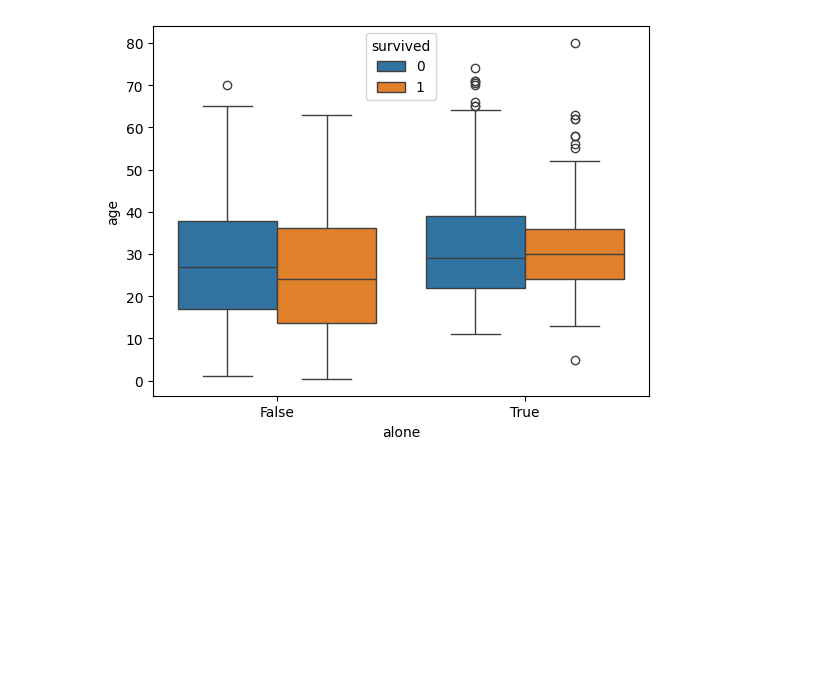
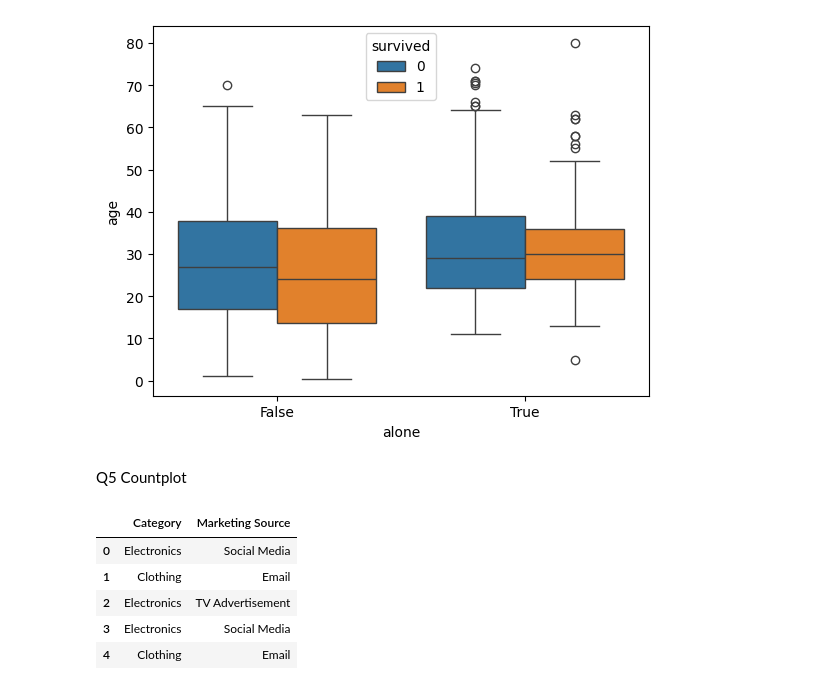
Before and after one commit to msarkar92/pandas-basics, a Jupyter notebook: Day_7_Copy_of_pandas_+_visualization.ipynb, the cells around one changed output. Drawn from its saved outputs; the diff is of its cells as text; code cells hidden in the pictures; blank space fills up the shorter version.

```diff
--- a/Day_7_Copy_of_pandas_+_visualization.ipynb
+++ b/Day_7_Copy_of_pandas_+_visualization.ipynb
@@ -874,3 +874,17 @@ sns.boxplot(data=titanic, x="alone", y="age", hue="survived")
 # %% [output]
 <Axes: xlabel='alone', ylabel='age'>
 [figure]
+# %% [markdown]
+Q5 Countplot
+# %%
+categories = ['Electronics', 'Clothing', 'Electronics', 'Electronics', 'Clothing', 'Clothing', 'Electronics', 'Electronics', 'Clothing', 'Electronics', 'Clothing', 'Clothing', 'Electronics', 'Clothing', 'Electronics', 'Electronics', 'Clothing', 'Clothing', 'Electronics', 'Electronics']
+sources = ['Social Media', 'Email', 'TV Advertisement', 'Social Media', 'Email', 'TV Advertisement', 'Social Media', 'Email', 'TV Advertisement', 'Social Media', 'Email', 'TV Advertisement', 'Social Media', 'Email', 'TV Advertisement', 'Social Media', 'Email', 'TV Advertisement', 'Social Media', 'Email']
+df = pd.DataFrame({'Category': categories, 'Marketing Source': sources})
+df.head()
+# %% [output]
+|  | Category | Marketing Source |
+| 0 | Electronics | Social Media |
+| 1 | Clothing | Email |
+| 2 | Electronics | TV Advertisement |
+| 3 | Electronics | Social Media |
+| 4 | Clothing | Email |
```
Also changed, not shown: parts of 1 cell of this notebook.
